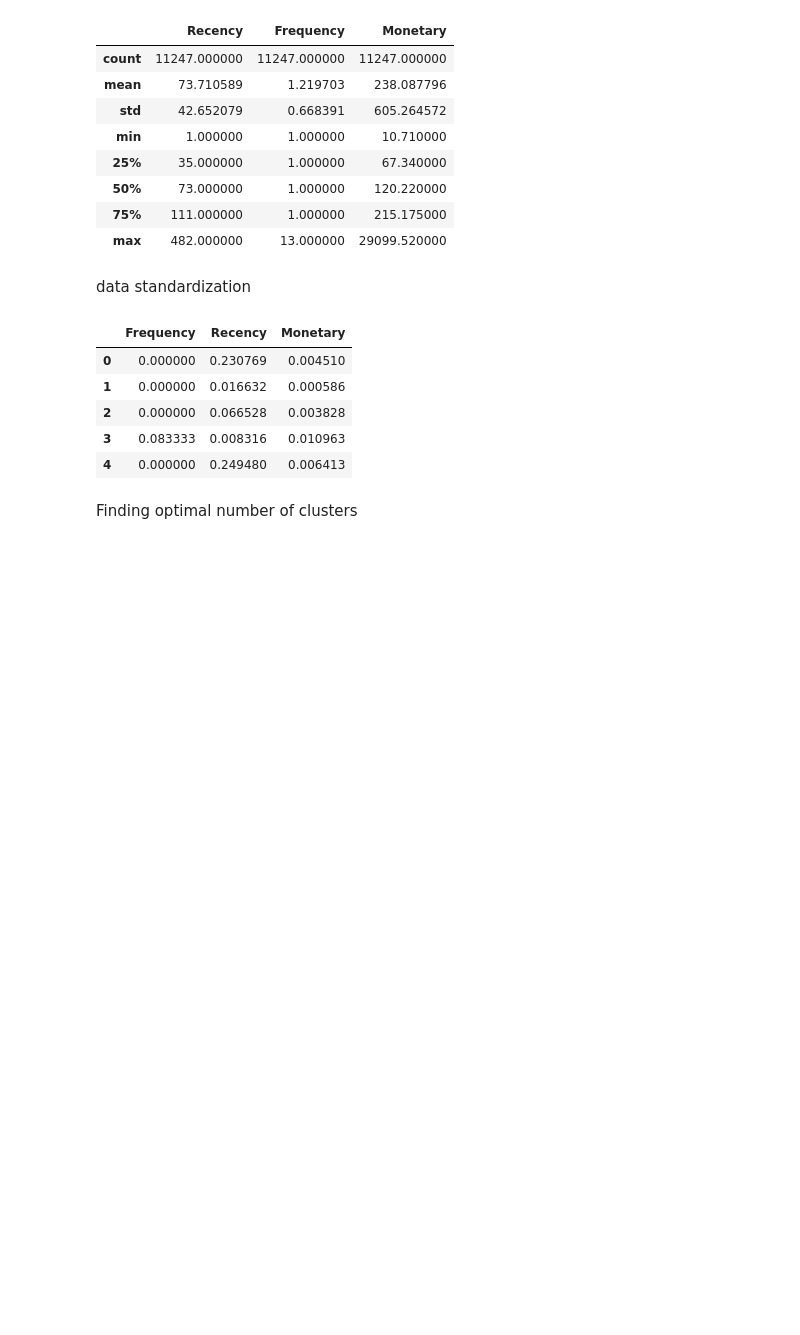
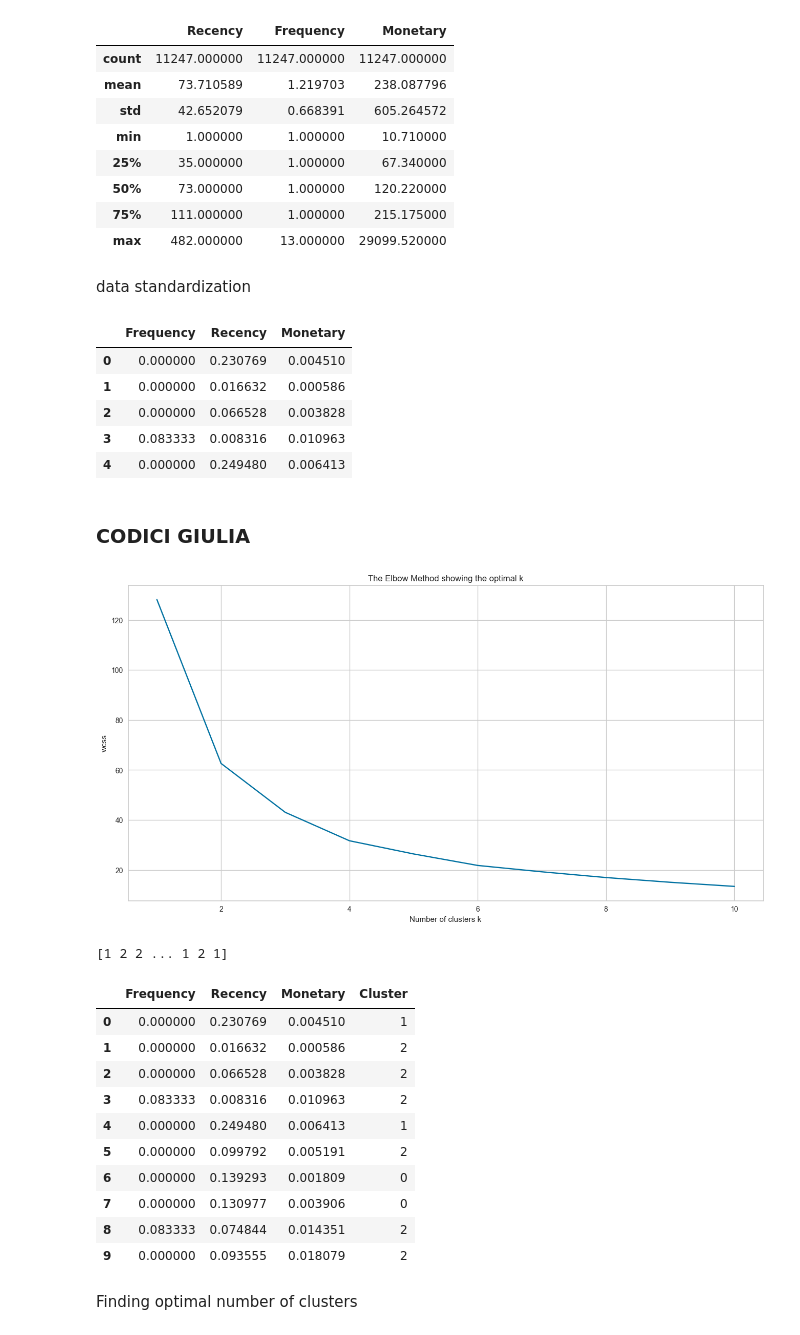
Before and after one commit to MatteoFerraresi/267161, a Jupyter notebook: main.ipynb, the cells around one changed output. Drawn from its saved outputs; the diff is of its cells as text; code cells hidden in the pictures; blank space fills up the shorter version.

```diff
--- a/main.ipynb
+++ b/main.ipynb
@@ -530,6 +530,48 @@ model_df.head()
 | 2 | 0.000000 | 0.066528 | 0.003828 |
 | 3 | 0.083333 | 0.008316 | 0.010963 |
 | 4 | 0.000000 | 0.249480 | 0.006413 |
+# %% [markdown]
+### CODICI GIULIA
+# %%
+wcss=[]
+for k in range (1,11):
+    kmeans = KMeans (n_clusters=k, init='k-means++', random_state=42)
+    kmeans.fit(model_df)
+    wcss.append(kmeans.inertia_)
+
+plt.figure(figsize=(16,8))
+plt.plot(range(1,11), wcss, 'bx-')
+plt.xlabel('Number of clusters k')
+plt.ylabel('wcss')
+plt.title('The Elbow Method showing the optimal k')
+plt.show()
+
+# Cluster the data using k = 5
+kmeans = KMeans(n_clusters = 5, random_state = 42)
+# Assigning pseudo labels to the data points and printing them
+labels = kmeans.fit(model_df)
+cluster_labels = kmeans.labels_
+print(cluster_labels)
+
+kmeans.cluster_centers_[:]
+
+#model_df.loc[:, 'customer_unique_id'] = rfm['customer_unique_id']
+model_df['Cluster'] = kmeans.labels_
+model_df.head(10)
+# %% [output]
+[figure, added]
+[1 2 2 ... 1 2 1]
+|  | Frequency | Recency | Monetary | Cluster |
+| 0 | 0.000000 | 0.230769 | 0.004510 | 1 |
+| 1 | 0.000000 | 0.016632 | 0.000586 | 2 |
+| 2 | 0.000000 | 0.066528 | 0.003828 | 2 |
+| 3 | 0.083333 | 0.008316 | 0.010963 | 2 |
+| 4 | 0.000000 | 0.249480 | 0.006413 | 1 |
+| 5 | 0.000000 | 0.099792 | 0.005191 | 2 |
+| 6 | 0.000000 | 0.139293 | 0.001809 | 0 |
+| 7 | 0.000000 | 0.130977 | 0.003906 | 0 |
+| 8 | 0.083333 | 0.074844 | 0.014351 | 2 |
+| 9 | 0.000000 | 0.093555 | 0.018079 | 2 |
 # %% [markdown]
 Finding optimal number of clusters
 # %%
```
Also changed, not shown: parts of 26 cells of this notebook.
